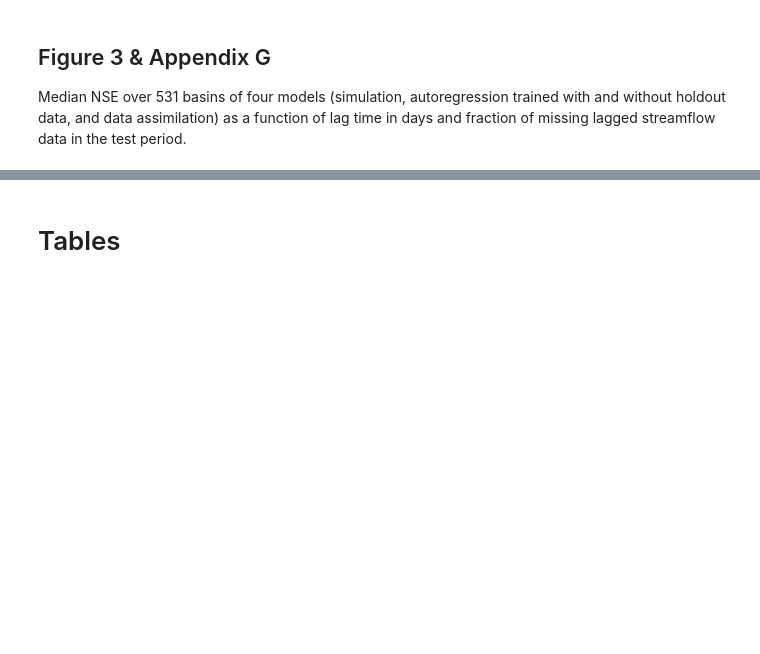
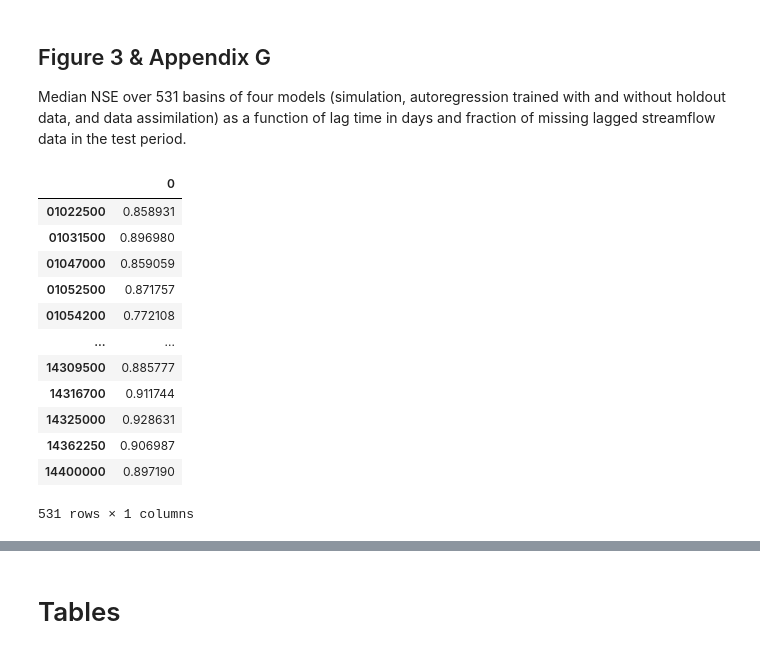
Before and after one commit to grey-nearing/lstm-data-assimilation, a Jupyter notebook: analysis_time_split.ipynb, the cells around one changed output, grey strips where cells are left out. Cells and saved outputs as stored; diff of their text form; code cells hidden in the pictures; blank space fills up the shorter version.

```diff
--- a/analysis_time_split.ipynb
+++ b/analysis_time_split.ipynb
@@ -289,6 +357,22 @@ plt.savefig(plot_file_name)
 ## Figure 3 & Appendix G
 
 Median NSE over 531 basins of four models (simulation, autoregression trained with and without holdout data, and data assimilation) as a function of lag time in days and fraction of missing lagged streamflow data in the test period.
+# %%
+simulation_statistics[metric]
+# %% [output]
+|  | 0 |
+| 01022500 | 0.858931 |
+| 01031500 | 0.896980 |
+| 01047000 | 0.859059 |
+| 01052500 | 0.871757 |
+| 01054200 | 0.772108 |
+| ... | ... |
+| 14309500 | 0.885777 |
+| 14316700 | 0.911744 |
+| 14325000 | 0.928631 |
+| 14362250 | 0.906987 |
+| 14400000 | 0.897190 |
+531 rows × 1 columns
 # %%
 for metric in metrics_list:
 
```
Also changed, not shown: parts of 17 cells of this notebook, 17 other files.
